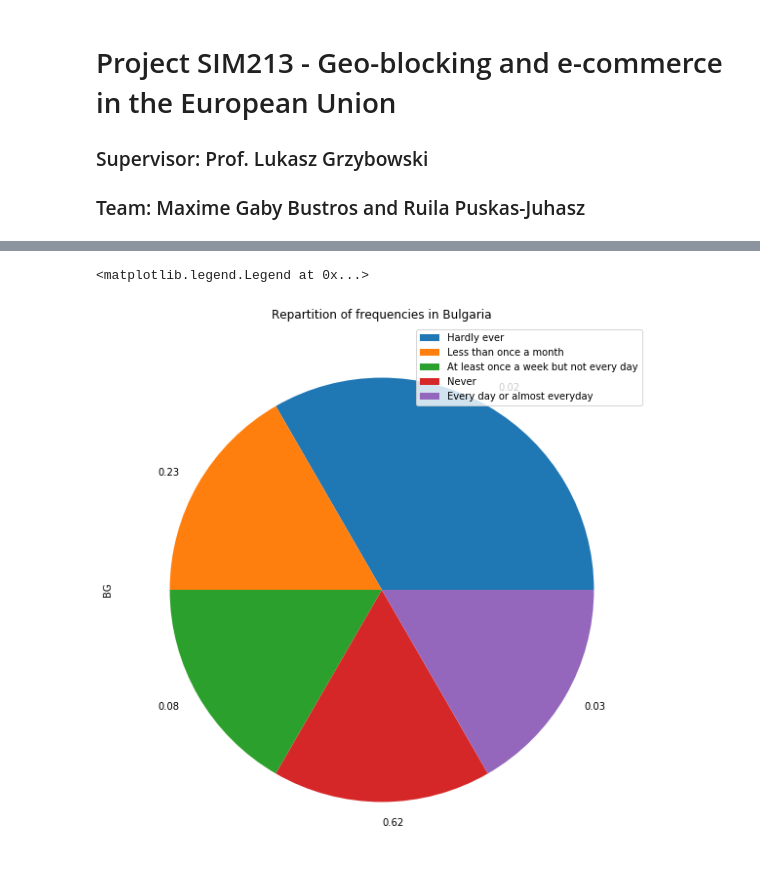
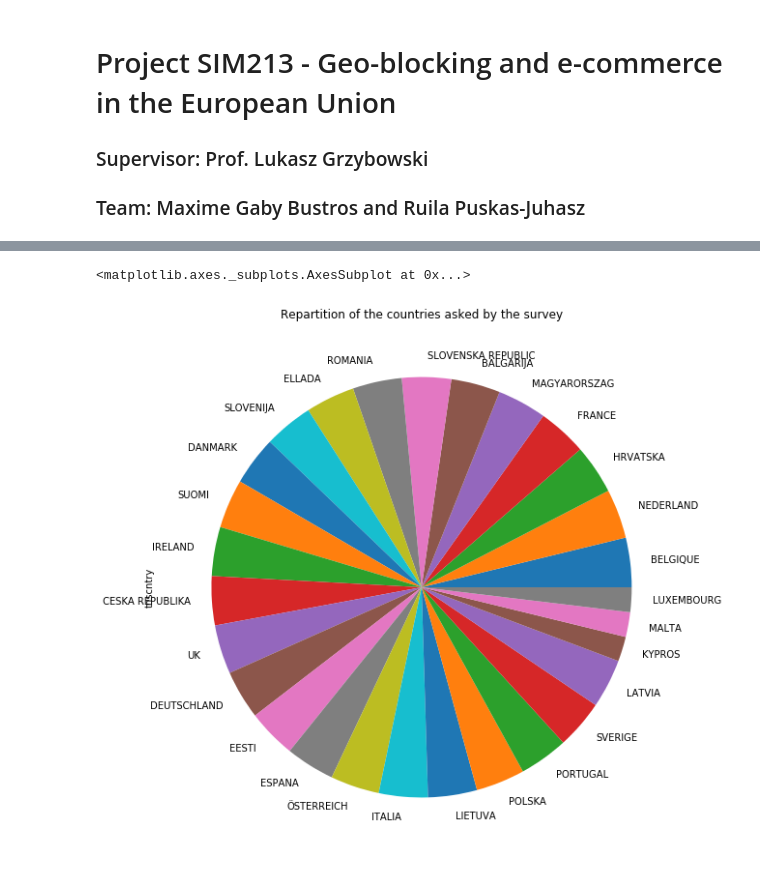
Before and after one commit to rpj12/SIM213-Geoblocking, a Jupyter notebook: Project SIM 213.ipynb, the cells around one changed output, grey strips where cells are left out. Drawn from its saved outputs; the diff is of its cells as text; code cells hidden in the pictures.

Commit message:
first graphs

```diff
--- a/Project SIM 213.ipynb
+++ b/Project SIM 213.ipynb
@@ -75,7 +24,6 @@ plt.legend(['Hardly ever', 'Less than once a month', 'At least once a week but n
-# %%
-pieBG = freq['BG'].value_counts(normalize=False, sort=True, ascending=False, bins=None, dropna=True)
-pieBG.plot.pie(title = 'Repartition of frequencies in Bulgaria', figsize=(10,10))
-plt.legend(['Hardly ever', 'Less than once a month', 'At least once a week but not every day', 'Never', 'Every day or almost everyday'])
-# %% [output]
-<matplotlib.legend.Legend at 0x...>
-[figure, removed]
+# %%
+pieRepartition = database['tnscntry'].value_counts()
+pieRepartition.plot.pie(title = 'Repartition of the countries asked by the survey', figsize=(10,10))
+# %% [output]
+<matplotlib.axes._subplots.AxesSubplot at 0x...>
+[figure, added]
```
Also changed, not shown: parts of 10 cells of this notebook.
